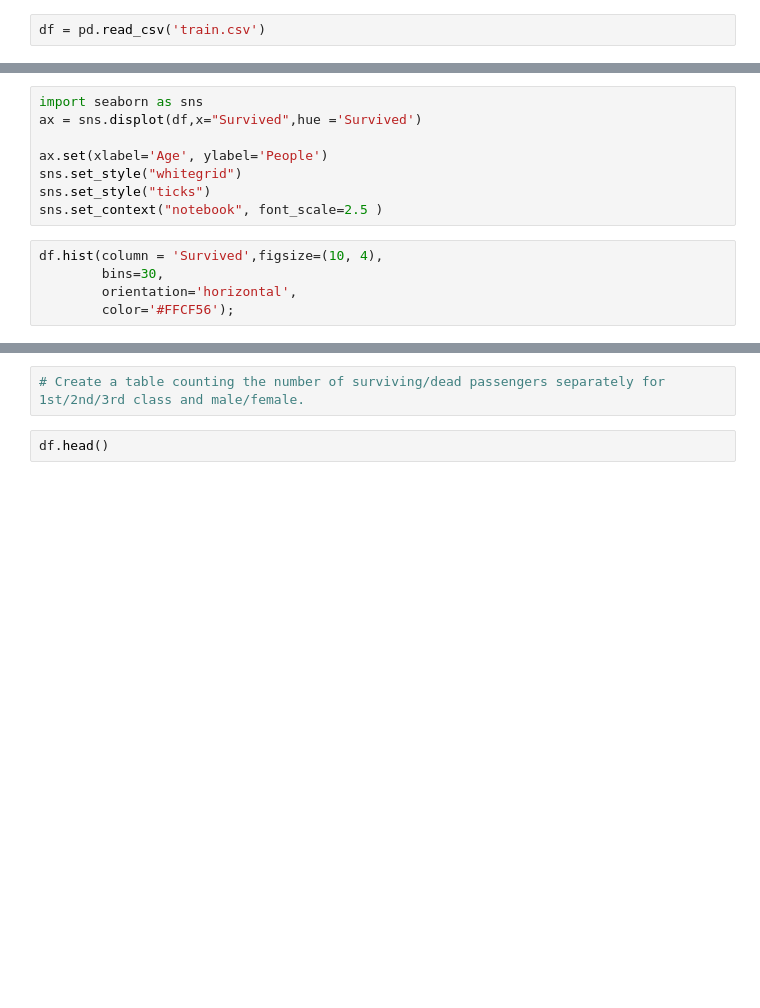
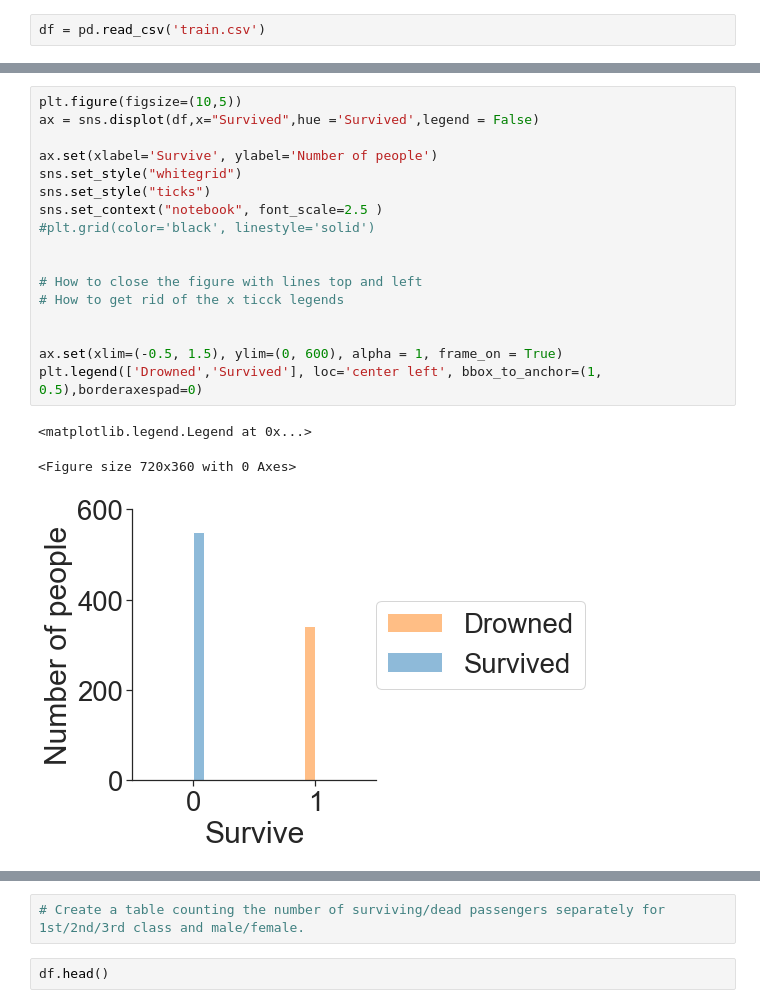
Before and after one commit to RosiNantis/Projects_from_Spiced_personal, a Jupyter notebook: Week_2/spiced_encounters/2.1.machine_learning/explore_data_train.ipynb, the cells around one changed output, grey strips where cells are left out. Saved outputs shown, nothing was run; the diff lists cells and outputs as text; blank space fills up the shorter version.

```diff
--- a/Week_2/spiced_encounters/2.1.machine_learning/explore_data_train.ipynb
+++ b/Week_2/spiced_encounters/2.1.machine_learning/explore_data_train.ipynb
@@ -18,15 +55,23 @@ df['Age'].replace(to_replace = np.nan, value = aver_age)
-# %%
-import seaborn as sns
-ax = sns.displot(df,x="Survived",hue ='Survived')
-
-ax.set(xlabel='Age', ylabel='People')
-sns.set_style("whitegrid")
-sns.set_style("ticks")
-sns.set_context("notebook", font_scale=2.5 )
-# %%
-df.hist(column = 'Survived',figsize=(10, 4),
-        bins=30,
-        orientation='horizontal',
-        color='#FFCF56');
+# %%
+plt.figure(figsize=(10,5))
+ax = sns.displot(df,x="Survived",hue ='Survived',legend = False)
+
+ax.set(xlabel='Survive', ylabel='Number of people')
+sns.set_style("whitegrid")
+sns.set_style("ticks")
+sns.set_context("notebook", font_scale=2.5 )
+#plt.grid(color='black', linestyle='solid')
+
+
+# How to close the figure with lines top and left
+# How to get rid of the x ticck legends
+
+
+ax.set(xlim=(-0.5, 1.5), ylim=(0, 600), alpha = 1, frame_on = True)
+plt.legend(['Drowned','Survived'], loc='center left', bbox_to_anchor=(1, 0.5),borderaxespad=0)
+# %% [output]
+<matplotlib.legend.Legend at 0x...>
+<Figure size 720x360 with 0 Axes>
+[figure, added]
 # %%
 df_survived.head(4)
```
Also changed, not shown: parts of 19 cells of this notebook, 10 other files.
